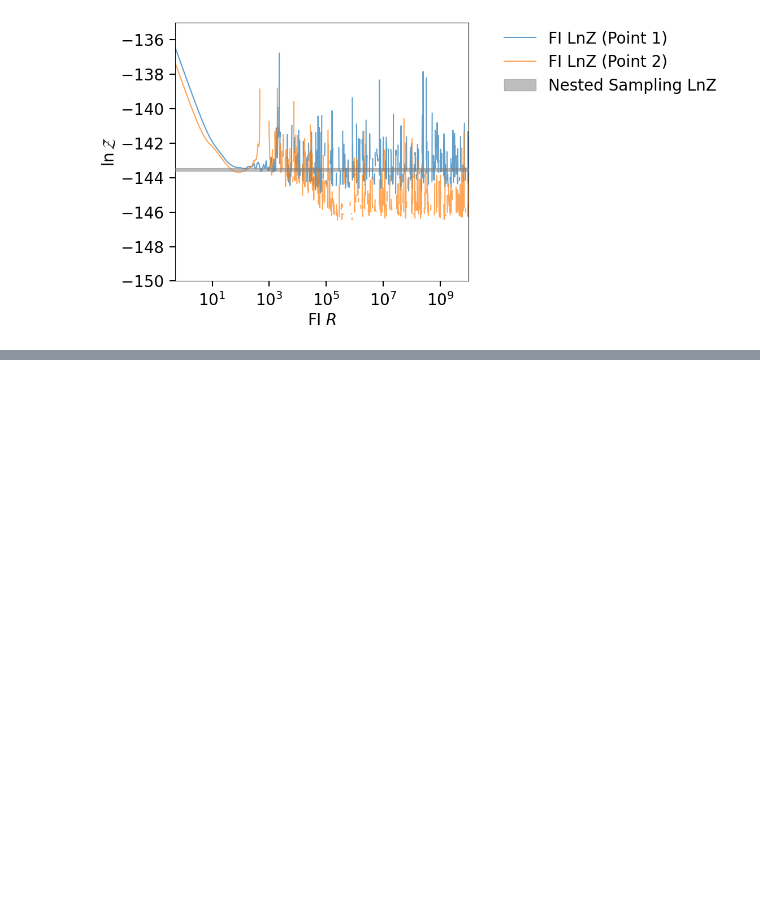
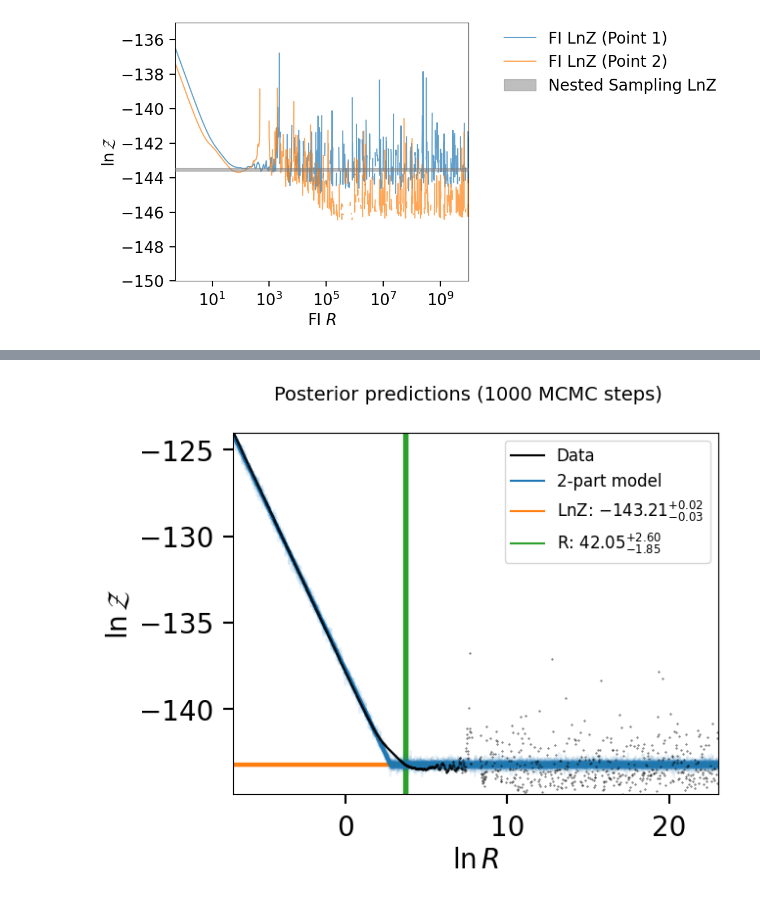
Before and after one commit to avivajpeyi/funnel, a Jupyter notebook: docs/examples/linear_regression.ipynb, the cells around one changed output, grey strips where cells are left out. Cells and saved outputs as stored; diff of their text form; code cells hidden in the pictures; blank space fills up the shorter version.

Commit message:
add example

```diff
--- a/docs/examples/linear_regression.ipynb
+++ b/docs/examples/linear_regression.ipynb
@@ -372,0 +359,17 @@ R: ${46.70}_{-16.45}^{+458.37}$
+# %%
+result = bilby.run_sampler(
+    likelihood=likelihood,
+    priors=priors,
+    sampler='emcee',
+    nsteps=1000,
+    outdir='outdir',
+    label='example',
+    clean=True
+)
+result.posterior = post_processing(result.posterior, x, y)
+# %%
+fig = plot_two_part_model_samples_and_data(result.posterior.sample(100), x, y)
+fig.suptitle("Posterior predictions (1000 MCMC steps)", fontsize=14)
+fig.show()
+# %% [output]
+[figure, added]
```
Also changed, not shown: parts of 11 cells of this notebook, 1 other file.
